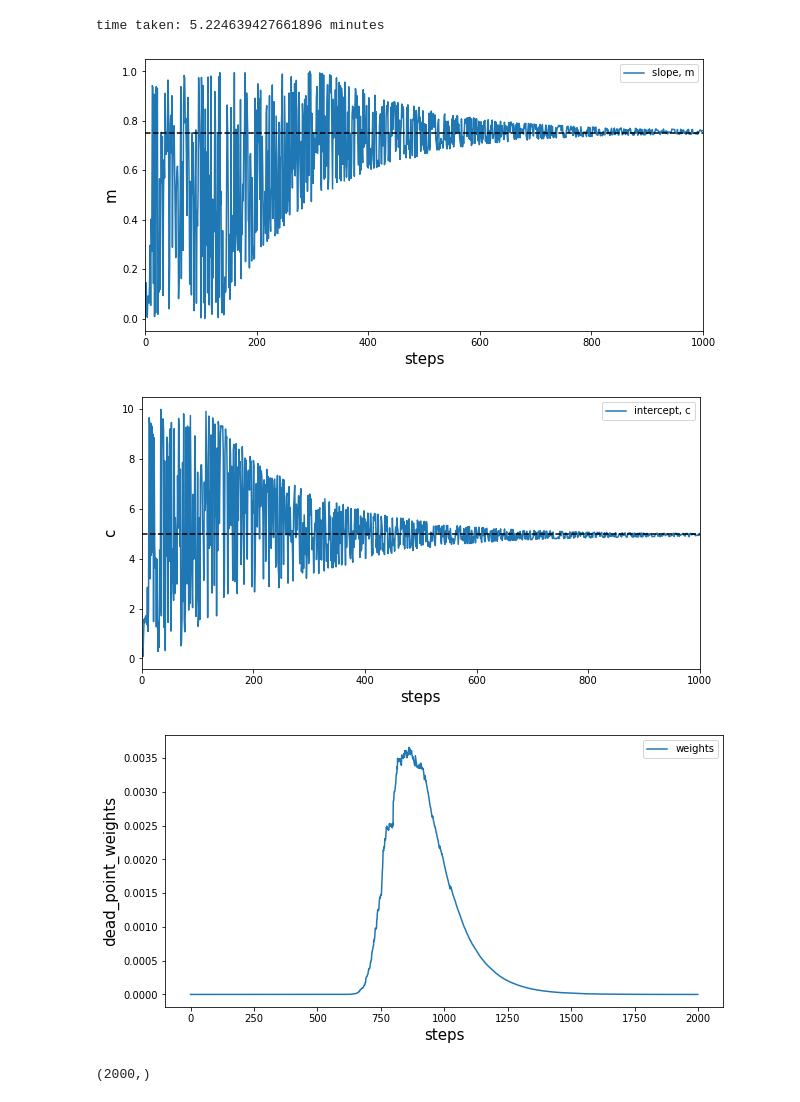
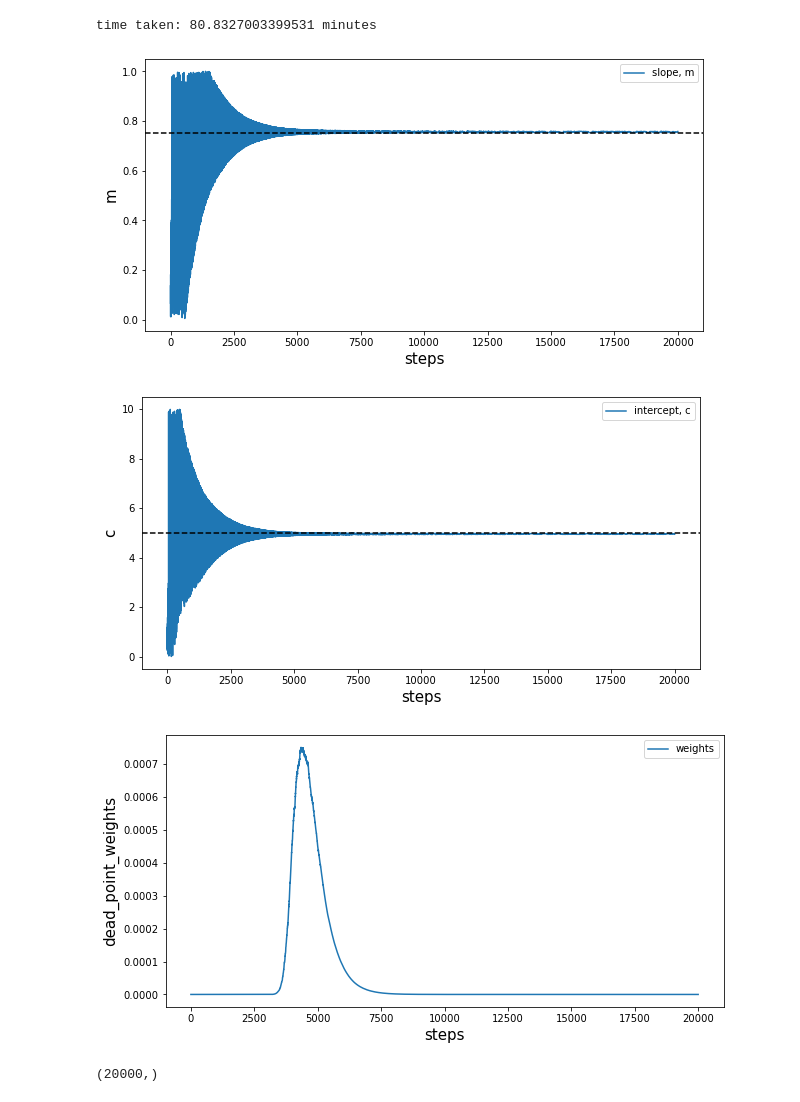
Before and after one commit to abhishek-sharma9/NestedSampling, a Jupyter notebook: nested_sampling.ipynb, the cells around one changed output. Drawn from its saved outputs; the diff is of its cells as text; code cells hidden in the pictures.

```diff
--- a/nested_sampling.ipynb
+++ b/nested_sampling.ipynb
@@ -53,7 +56,7 @@ def logsumexp(values):
 
     return result
 # %%
-n_live = 100
+n_live = 500
 live_points = np.zeros((n_live,2))
 logp = np.zeros(n_live)
 logl = np.zeros(n_live)
@@ -63,7 +66,7 @@ for i in range(0, n_live):
     live_points[i,:] = x
     logl[i] = log_likelihood(x)
 
-steps = 2000
+steps = 20000
 
 keep = np.zeros((steps, num_params + 4))
 
@@ -73,7 +76,7 @@ logZ = [-sys.float_info.max]
 logw = []
 
 start = time.time()
-for i in range(steps):
+for i in tqdm(range(steps)):
 
     worst = int(np.where(logl == logl.min())[0][0])
     logL.append(logl[worst])
@@ -113,6 +116,6 @@ for i in range(steps):
             break
 
 end = time.time()
-print('time taken: {} minutes'.format((end-start)/60.))
+print(f'time taken: {(end-start)/60.} minutes')
 # %% [output]
-time taken: 5.224639427661896 minutes
+time taken: 80.8327003399531 minutes
@@ -119,15 +126,15 @@ time taken: 5.224639427661896 minutes
 # %%
 plt.figure(figsize=(10,5))
 
 plt.plot(keep[:,0], label = "slope, m")
 plt.axhline(y=0.75, ls='--', color='k')
 plt.xlabel("steps", fontsize = '15')
 plt.ylabel("m", fontsize = '15')
-plt.xlim(0,1000)
+# plt.xlim(0,1000)
 plt.legend()
 plt.show()
 # %% [output]
-[figure, old version]
+[figure, new version]
 # %%
 plt.figure(figsize=(10,5))
 
@@ -135,11 +142,11 @@ plt.plot(keep[:,1], label = "intercept, c")
 plt.axhline(y=5., ls='--', color='k')
 plt.xlabel("steps", fontsize = '15')
 plt.ylabel("c", fontsize = '15')
-plt.xlim(0,1000)
+# plt.xlim(0,1000)
 plt.legend()
 plt.show()
 # %% [output]
-[figure, old version]
+[figure, new version]
 # %%
 log_Likelihood = np.array(logL)
 log_w_i = np.array(logw)
@@ -158,11 +165,11 @@ plt.ylabel("dead_point_weights", fontsize = '15')
 plt.legend()
 plt.show()
 # %% [output]
-[figure, old version]
+[figure, new version]
 # %%
 weights.shape
 # %% [output]
-(2000,)
+(20000,)
 # %%
 plt.plot(np.exp(keep[:,3]), np.exp(keep[:,2]))
 plt.xlabel("X", fontsize = '15')
```
Also changed, not shown: parts of 18 cells of this notebook, 2 other files.
